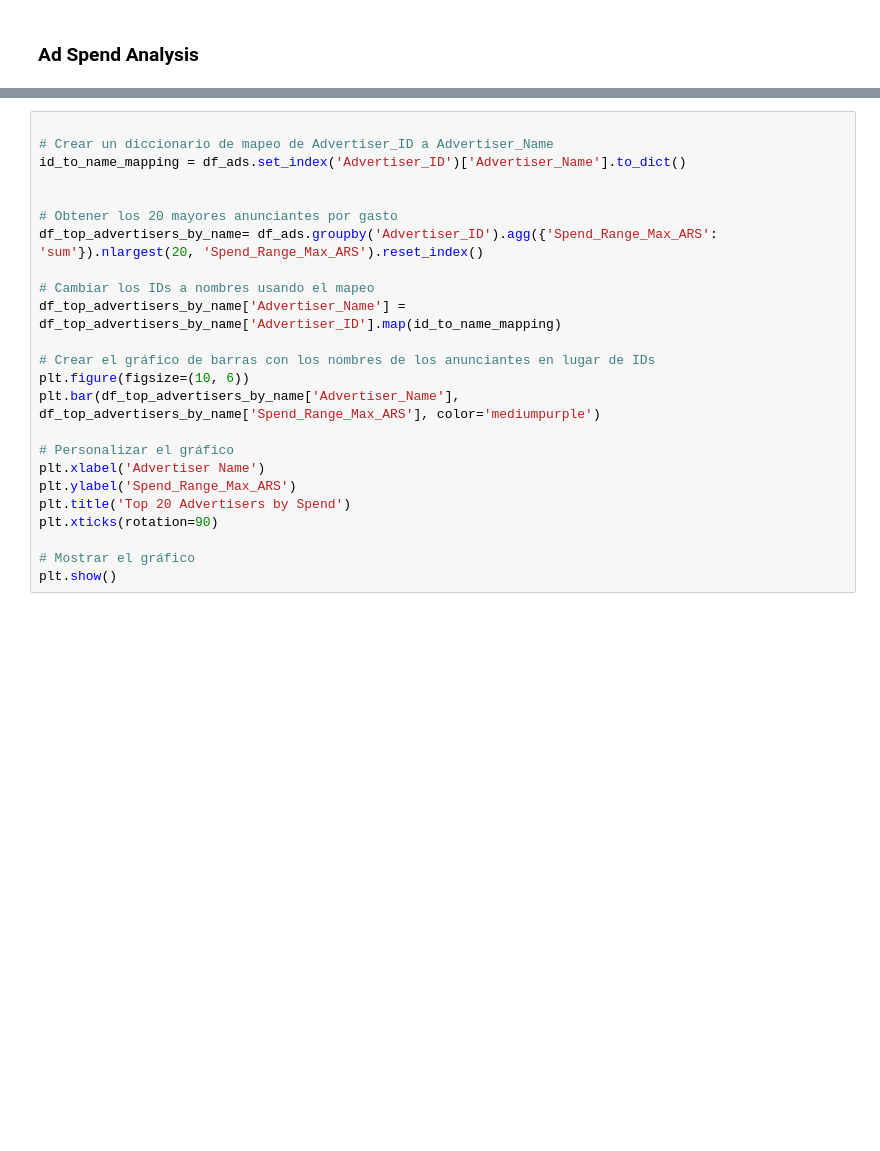
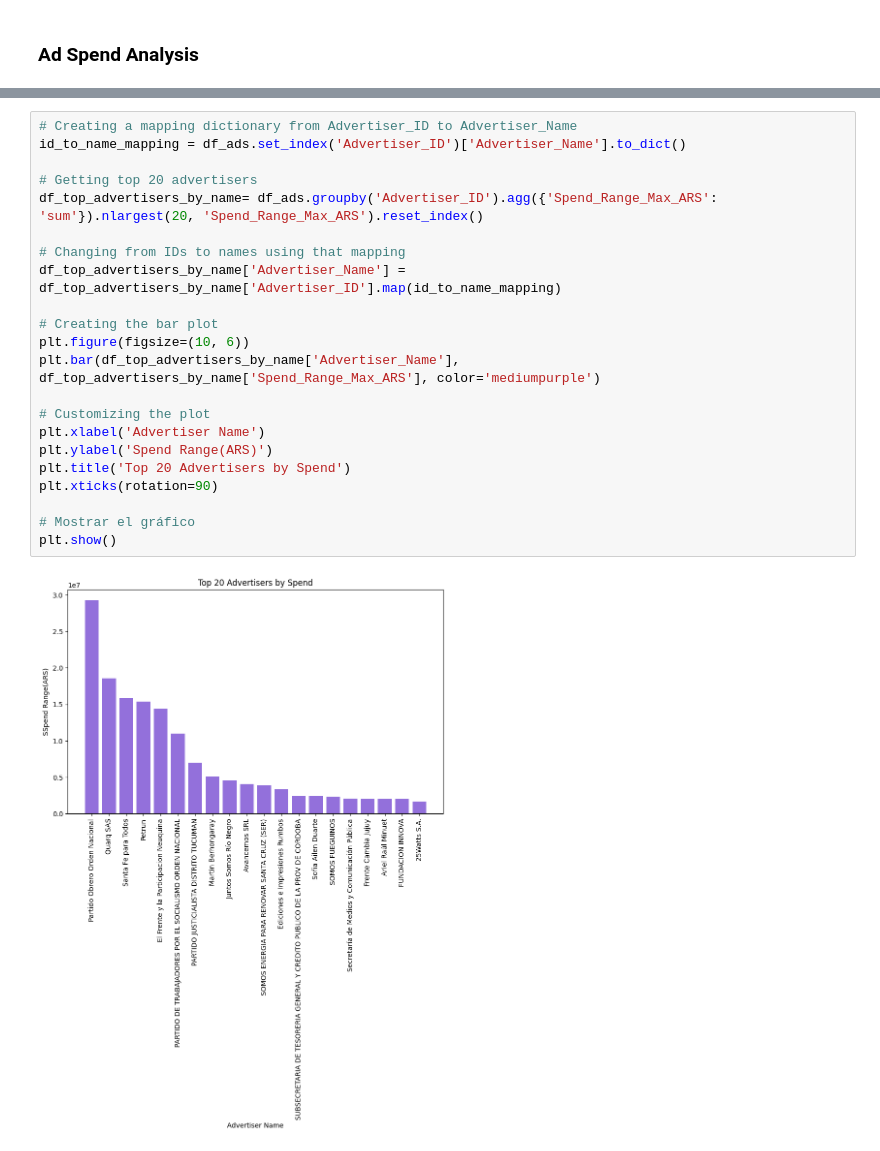
Before and after one commit to andreasoledadguerra/EDA_projects, a Jupyter notebook: googleads_analysis.ipynb, the cells around one changed output, grey strips where cells are left out. Saved outputs shown, nothing was run; the diff lists cells and outputs as text; blank space fills up the shorter version.

```diff
--- a/googleads_analysis.ipynb
+++ b/googleads_analysis.ipynb
@@ -157,24 +353,24 @@ plt.show()
 # %%
-
-# Crear un diccionario de mapeo de Advertiser_ID a Advertiser_Name
+# Creating a mapping dictionary from Advertiser_ID to Advertiser_Name
 id_to_name_mapping = df_ads.set_index('Advertiser_ID')['Advertiser_Name'].to_dict()
 
-
-# Obtener los 20 mayores anunciantes por gasto
+# Getting top 20 advertisers
 df_top_advertisers_by_name= df_ads.groupby('Advertiser_ID').agg({'Spend_Range_Max_ARS': 'sum'}).nlargest(20, 'Spend_Range_Max_ARS').reset_index()
 
-# Cambiar los IDs a nombres usando el mapeo
+# Changing from IDs to names using that mapping
 df_top_advertisers_by_name['Advertiser_Name'] = df_top_advertisers_by_name['Advertiser_ID'].map(id_to_name_mapping)
 
-# Crear el gráfico de barras con los nombres de los anunciantes en lugar de IDs
+# Creating the bar plot
 plt.figure(figsize=(10, 6))
 plt.bar(df_top_advertisers_by_name['Advertiser_Name'], df_top_advertisers_by_name['Spend_Range_Max_ARS'], color='mediumpurple')
 
-# Personalizar el gráfico
+# Customizing the plot
 plt.xlabel('Advertiser Name')
-plt.ylabel('Spend_Range_Max_ARS')
+plt.ylabel('Spend Range(ARS)')
 plt.title('Top 20 Advertisers by Spend')
 plt.xticks(rotation=90)
 
 # Mostrar el gráfico
 plt.show()
+# %% [output]
+[figure, added]
```
Also changed, not shown: parts of 26 cells of this notebook.
